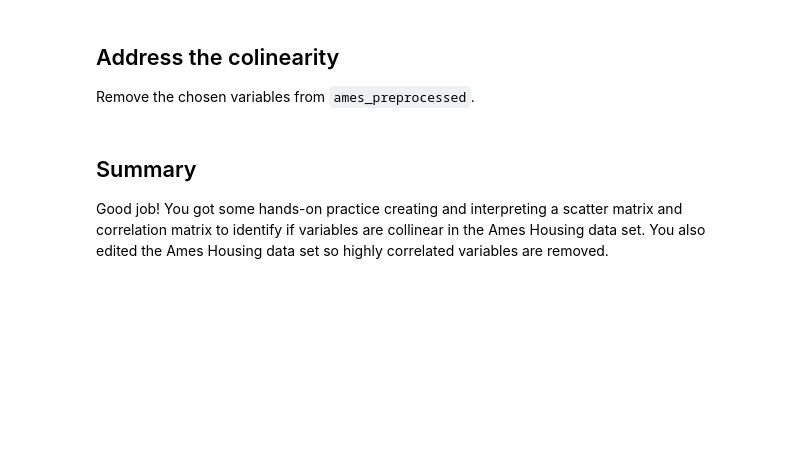
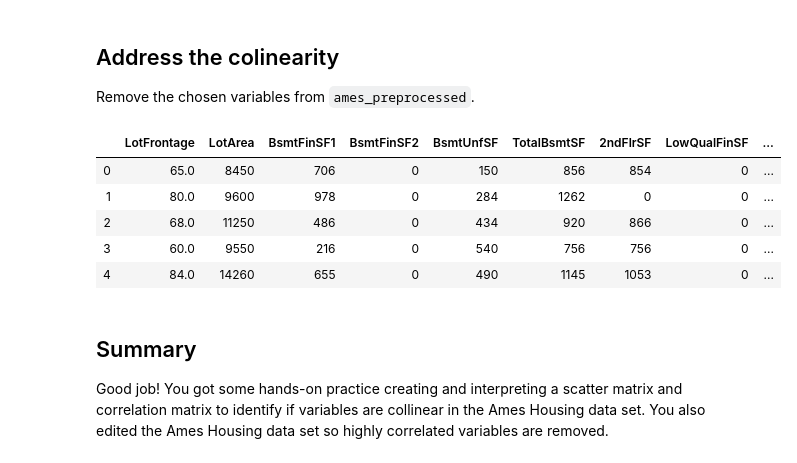
Before and after one commit to lecritch/dsc-multicollinearity-of-features-lab-sea01-dtsc-ft-051120, a Jupyter notebook: index.ipynb, the cells around one changed output. Cells and saved outputs as stored; diff of their text form; code cells hidden in the pictures; blank space fills up the shorter version.

```diff
--- a/index.ipynb
+++ b/index.ipynb
@@ -246,3 +236,14 @@ Remove the chosen variables from `ames_preprocessed`.
+# %%
+# write code here
+ames_df = ames_preprocessed.drop(labels = ['GarageArea', 'TotRmsAbvGrd', '1stFlrSF'], axis = 1)
+ames_df.head()
+# %% [output]
+|  | LotFrontage | LotArea | BsmtFinSF1 | BsmtFinSF2 | BsmtUnfSF | TotalBsmtSF | 2ndFlrSF | LowQualFinSF | ... |
+| 0 | 65.0 | 8450 | 706 | 0 | 150 | 856 | 854 | 0 | ... |
+| 1 | 80.0 | 9600 | 978 | 0 | 284 | 1262 | 0 | 0 | ... |
+| 2 | 68.0 | 11250 | 486 | 0 | 434 | 920 | 866 | 0 | ... |
+| 3 | 60.0 | 9550 | 216 | 0 | 540 | 756 | 756 | 0 | ... |
+| 4 | 84.0 | 14260 | 655 | 0 | 490 | 1145 | 1053 | 0 | ... |
 # %% [markdown]
 ## Summary
 Good job! You got some hands-on practice creating and interpreting a scatter matrix and correlation matrix to identify if variables are collinear in the Ames Housing data set. You also edited the Ames Housing data set so highly correlated variables are removed.
```
Also changed, not shown: parts of 6 cells of this notebook.
